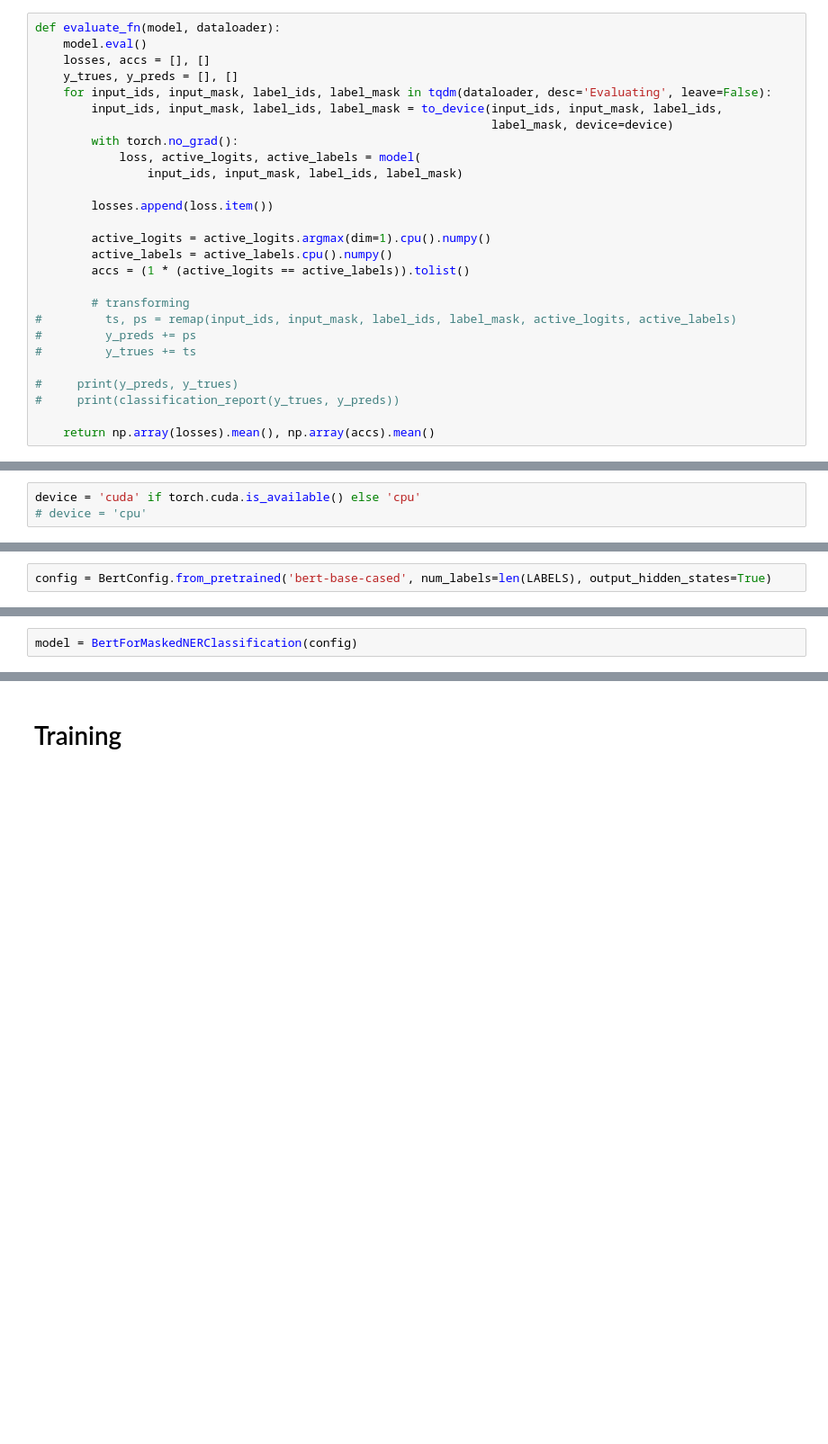
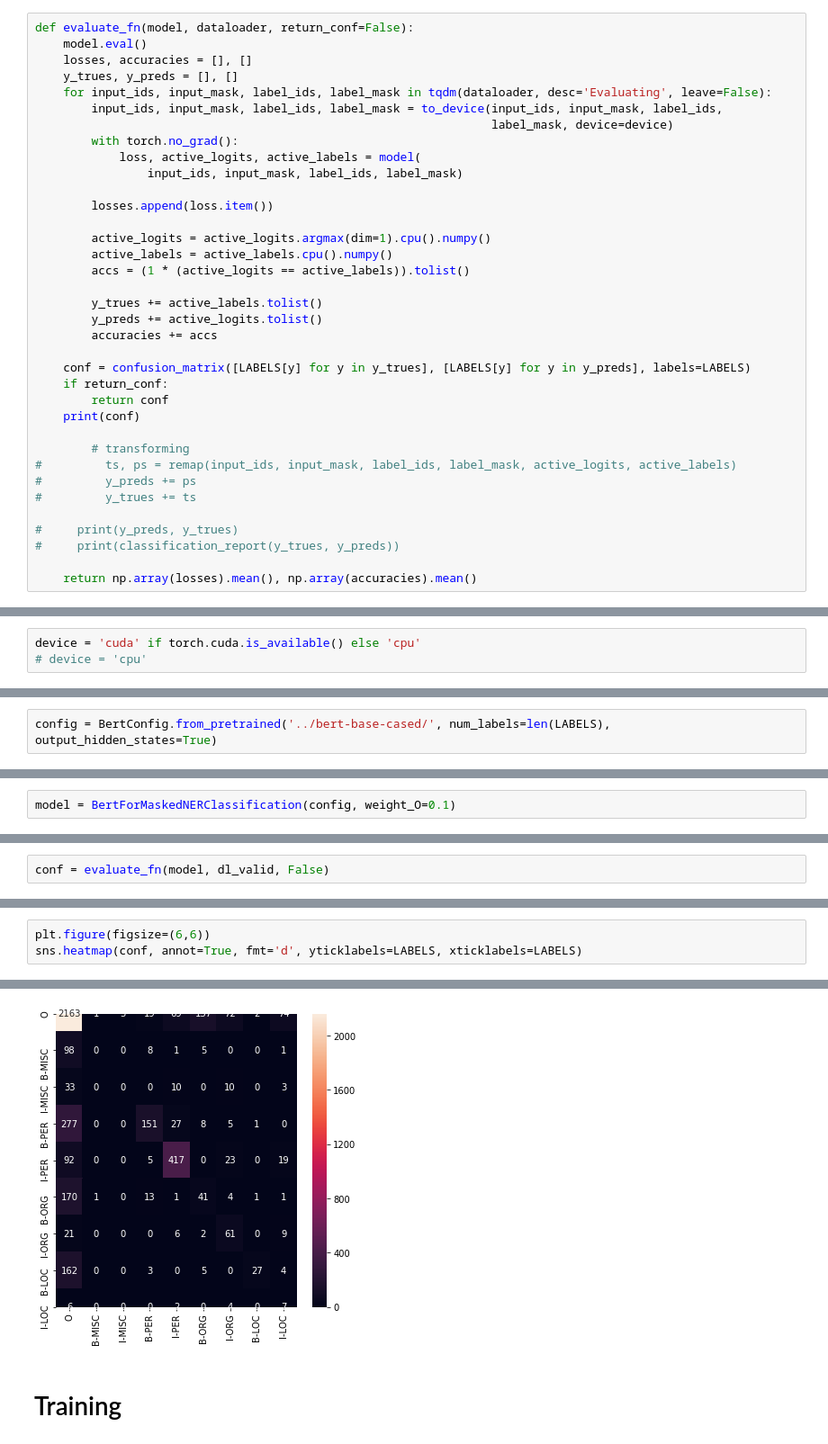
Before and after one commit to israelcamp/ml-masters, a Jupyter notebook: notebooks/Treinamento NER - CoNLL 2003 With MASK.ipynb, the cells around one changed output, grey strips where cells are left out. Shown at 90% size. Drawn from its saved outputs; the diff is of its cells as text; blank space fills up the shorter version.

```diff
--- a/notebooks/Treinamento NER - CoNLL 2003 With MASK.ipynb
+++ b/notebooks/Treinamento NER - CoNLL 2003 With MASK.ipynb
@@ -97,7 +149,7 @@ input_ids, input_mask, label_ids, label_mask = next(iter(dl_valid))
 # %%
-def evaluate_fn(model, dataloader):
+def evaluate_fn(model, dataloader, return_conf=False):
     model.eval()
-    losses, accs = [], []
+    losses, accuracies = [], []
     y_trues, y_preds = [], []
     for input_ids, input_mask, label_ids, label_mask in tqdm(dataloader, desc='Evaluating', leave=False):
         input_ids, input_mask, label_ids, label_mask = to_device(input_ids, input_mask, label_ids,
@@ -112,6 +164,15 @@ def evaluate_fn(model, dataloader):
         active_labels = active_labels.cpu().numpy()
         accs = (1 * (active_logits == active_labels)).tolist()
 
+        y_trues += active_labels.tolist()
+        y_preds += active_logits.tolist()
+        accuracies += accs
+
+    conf = confusion_matrix([LABELS[y] for y in y_trues], [LABELS[y] for y in y_preds], labels=LABELS)
+    if return_conf:
+        return conf
+    print(conf)
+
         # transforming
 #         ts, ps = remap(input_ids, input_mask, label_ids, label_mask, active_logits, active_labels)
 #         y_preds += ps
@@ -120,7 +181,7 @@ def evaluate_fn(model, dataloader):
 #     print(y_preds, y_trues)
 #     print(classification_report(y_trues, y_preds))
 
-    return np.array(losses).mean(), np.array(accs).mean()
+    return np.array(losses).mean(), np.array(accuracies).mean()
 # %% [markdown]
 # Bert Model
 # %% [markdown]
@@ -138,2 +208,2 @@ LABELS
 # %%
-config = BertConfig.from_pretrained('bert-base-cased', num_labels=len(LABELS), output_hidden_states=True)
+config = BertConfig.from_pretrained('../bert-base-cased/', num_labels=len(LABELS), output_hidden_states=True)
@@ -140,2 +246,2 @@ config = BertConfig.from_pretrained('bert-base-cased', num_labels=len(LABELS), o
 # %%
-model = BertForMaskedNERClassification(config)
+model = BertForMaskedNERClassification(config, weight_O=0.1)
@@ -170,0 +270,2 @@ optimizer = torch.optim.Adam(model.parameters(), lr=2e-5, weight_decay=0)
+# %%
+conf = evaluate_fn(model, dl_valid, False)
@@ -170,0 +289,4 @@ optimizer = torch.optim.Adam(model.parameters(), lr=2e-5, weight_decay=0)
+# %%
+plt.figure(figsize=(6,6))
+sns.heatmap(conf, annot=True, fmt='d', yticklabels=LABELS, xticklabels=LABELS)
+# %% [output]
@@ -171,3 +294,4 @@ optimizer = torch.optim.Adam(model.parameters(), lr=2e-5, weight_decay=0)
+[figure, added]
 # %% [markdown]
 # Training
 # %%
```
Also changed, not shown: parts of 34 cells of this notebook, 1 other file.
